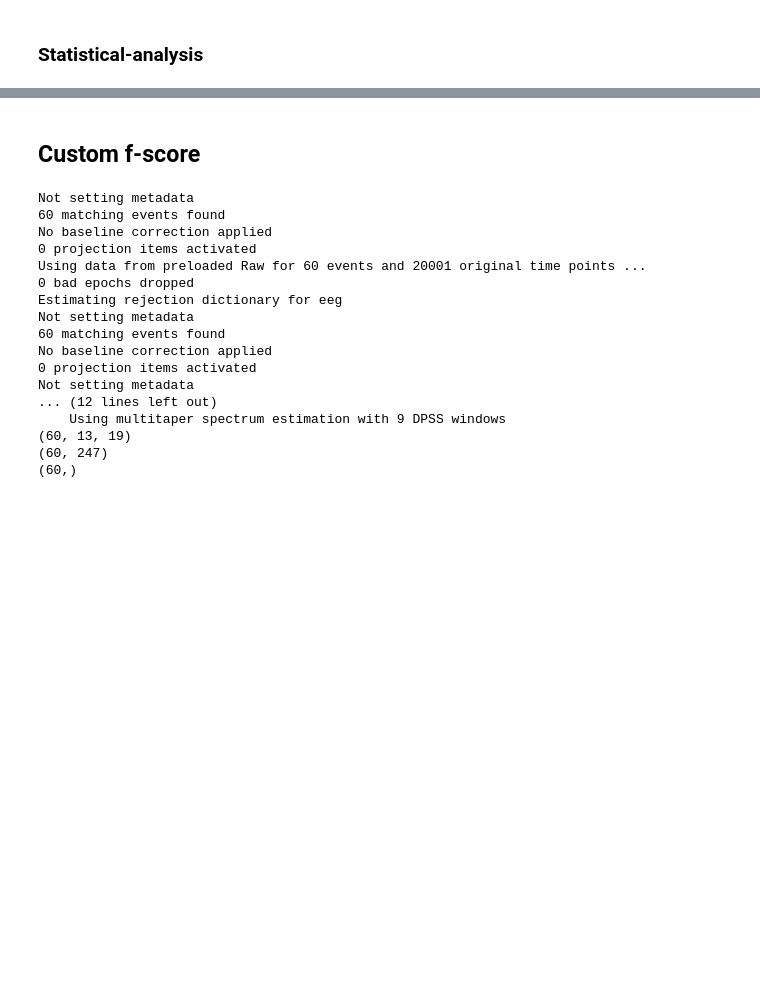
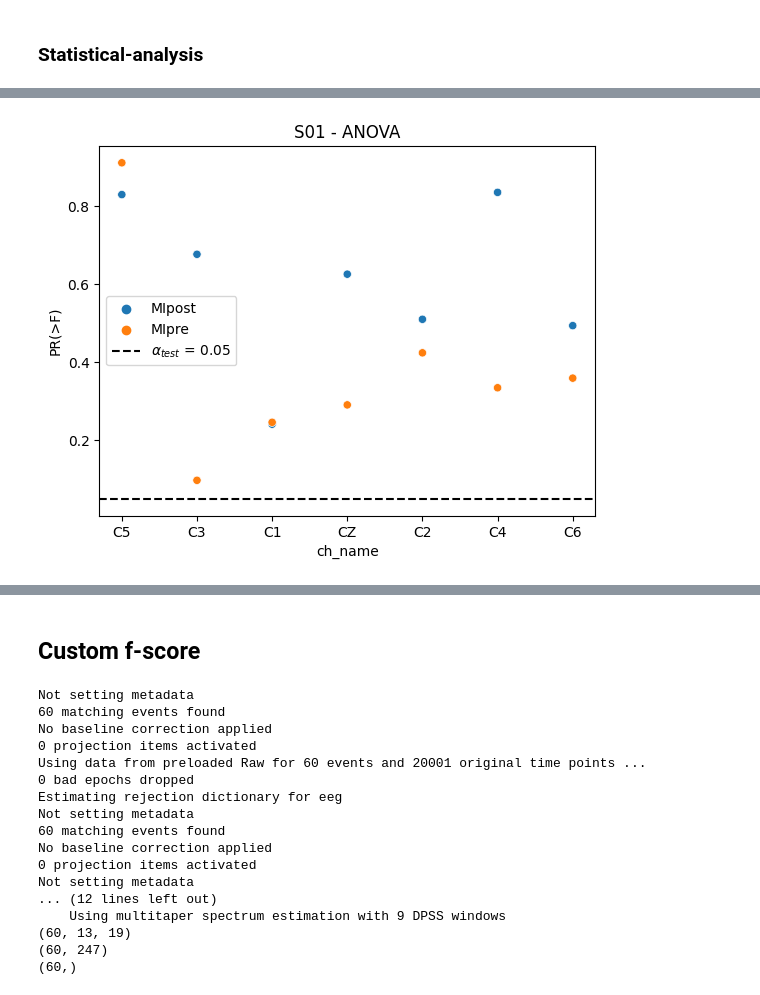
Before and after one commit to Mrwn-H/TNE, a Jupyter notebook: timefreq_analysis.ipynb, the cells around one changed output, grey strips where cells are left out. Cells and saved outputs as stored; diff of their text form; code cells hidden in the pictures; blank space fills up the shorter version.

```diff
--- a/timefreq_analysis.ipynb
+++ b/timefreq_analysis.ipynb
@@ -1847,6 +1888,6 @@ def save_erds_data(epoch_dict,filters):
 # %%
 %%capture
-subject_ID = np.arange(3,21)
+subject_ID = np.arange(20,21)
 last_id = 0
 
 for idx in subject_ID:
@@ -1864,0 +1906,8 @@ print(last_id)
+# %%
+subject_ID = np.arange(1,21)
+
+dfs = []
+for id in subject_ID:
+    path = get_subject_path(id)
+    dfs.append(pd.read_csv(path+'/ERDS/erds_data.csv'))
+res = pd.concat(dfs)
@@ -1866,0 +2215,7 @@ print(last_id)
+# %%
+df = res[(res['band']=='alpha')&(res['group']=='Group_Realistic_Arm_Tactile')&(res['ch_name']=='C5')]
+# Performing two-way ANOVA
+model = ols(
+    'trial_pwr ~ C(condition) + C(trial) +\
+    C(condition):C(trial)', data=df).fit()
+sm.stats.anova_lm(model, typ=2)
@@ -1866,0 +2282,2 @@ print(last_id)
+# %%
+df_anova,df_t = compute_anova(res[(res.subject_ID.isin(df.subject_ID))&(res.condition.isin(df.condition))&(res.ch_name.isin(df.ch_name))&(res.band.isin(df.band))])
@@ -1866,0 +2309,8 @@ print(last_id)
+# %%
+ax = sns.scatterplot(data=df_anova[(df_anova['subject_ID']=='S01')&(df_anova['band']=='alpha')], x="ch_name", y="PR(>F)", hue="condition")
+ax.set_title('S01 - ANOVA')
+plt.axhline(y=0.05,color='black',linestyle='--',label=r'$\alpha_{test}$ = 0.05')
+plt.legend()
+plt.show()
+# %% [output]
+[figure, added]
```
Also changed, not shown: parts of 43 cells of this notebook, 3 other files.
